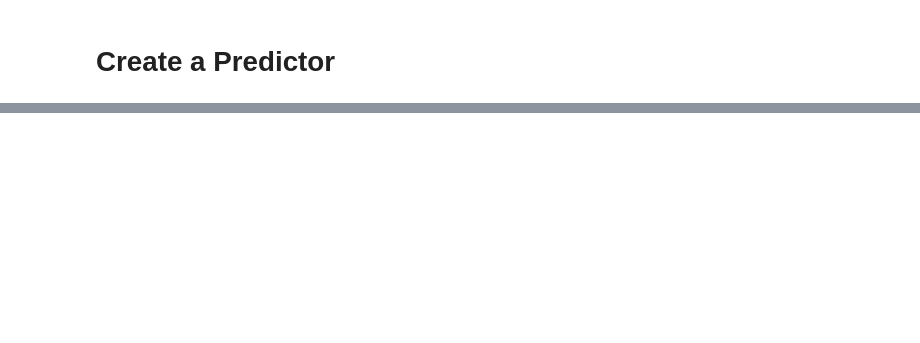
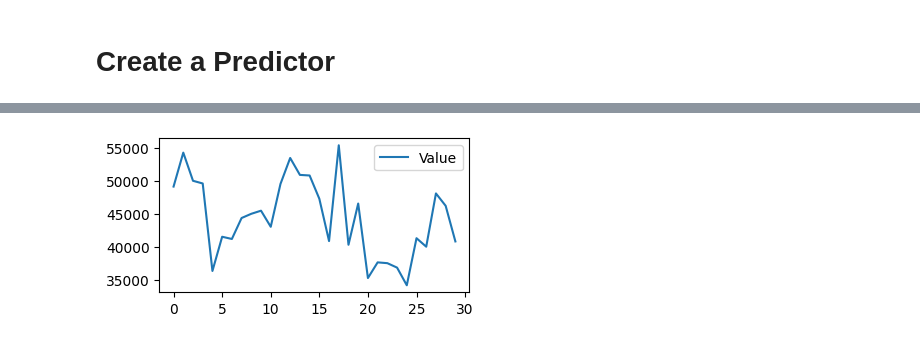
Before and after one commit to sreejithvn/aws_forecast, a Jupyter notebook: aws_forecast_energy_timeseries.ipynb, the cells around one changed output, grey strips where cells are left out. Saved outputs shown, nothing was run; the diff lists cells and outputs as text; code cells hidden in the pictures; blank space fills up the shorter version.

Commit message:
Created predictor and generated forecast and plotted the query results

```diff
--- a/aws_forecast_energy_timeseries.ipynb
+++ b/aws_forecast_energy_timeseries.ipynb
@@ -361,0 +431,3 @@ forecast_client.list_predictors()
+# %%
+forecast_name = f'{PROJECT}_{DATA_VERSION}_{algorithm}'
+print(f'Forecast name: {forecast_name}')
@@ -361,0 +436,5 @@ forecast_client.list_predictors()
+# %%
+create_forecast_response=forecast_client.create_forecast(ForecastName=forecast_name,
+                                                         PredictorArn=predictor_arn)
+
+forecast_arn = create_forecast_response['ForecastArn']
@@ -361,0 +455,3 @@ forecast_client.list_predictors()
+# %%
+forecast_response = forecastquery_client.query_forecast(ForecastArn=forecast_arn,
+                                                        Filters={'item_id': 'GB'})
@@ -361,0 +480,4 @@ forecast_client.list_predictors()
+# %%
+# Generate DF
+prediction_df_p10 = pd.DataFrame.from_dict(forecast_response['Forecast']['Predictions']['p10'])
+prediction_df_p10.head()
@@ -361,0 +491,5 @@ forecast_client.list_predictors()
+# %%
+# Plot
+prediction_df_p10.plot(figsize=(4,2));
+# %% [output]
+[figure, added]
```
Also changed, not shown: parts of 29 cells of this notebook.
